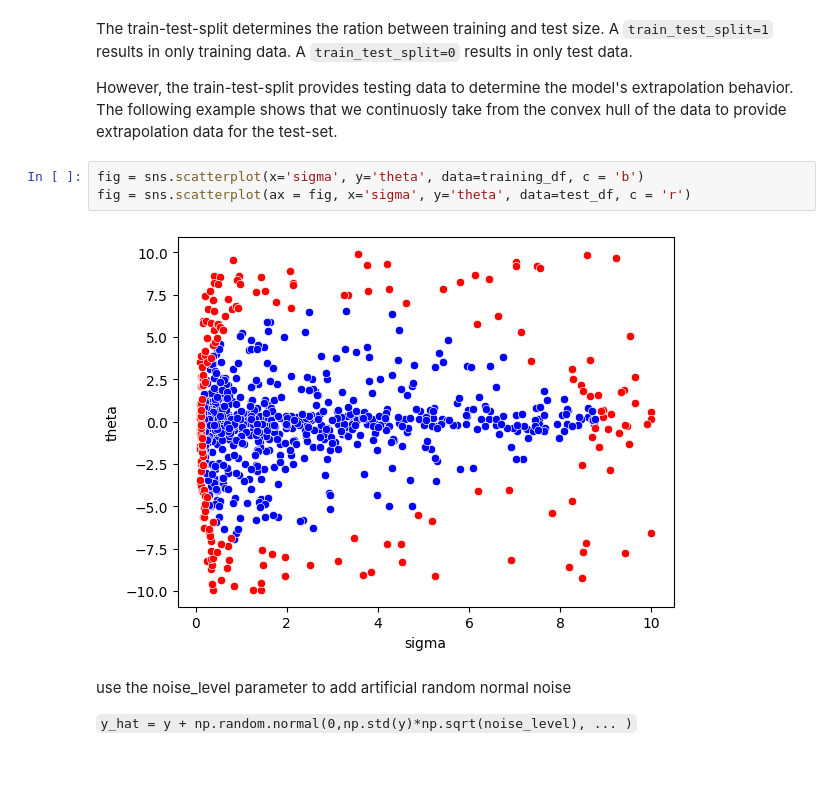
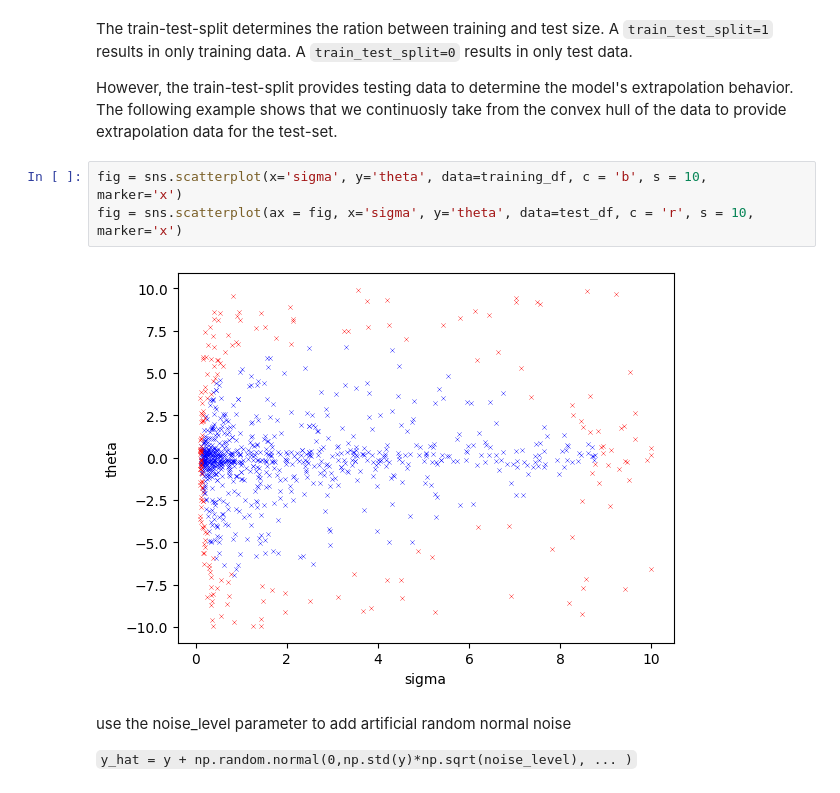
Before and after one commit to florianBachinger/SCR-Benchmarks-NIPS, a Jupyter notebook: examples/generate_training_data.ipynb, the cells around one changed output. Drawn from its saved outputs; the diff is of its cells as text.

```diff
--- a/examples/generate_training_data.ipynb
+++ b/examples/generate_training_data.ipynb
@@ -39,10 +39,10 @@ A `train_test_split=0` results in only test data.
 However, the train-test-split provides testing data to determine the model's extrapolation behavior.
 The following example shows that we continuosly take from the convex hull of the data to provide extrapolation data for the test-set.
 # %%
-fig = sns.scatterplot(x='sigma', y='theta', data=training_df, c = 'b')
-fig = sns.scatterplot(ax = fig, x='sigma', y='theta', data=test_df, c = 'r')
+fig = sns.scatterplot(x='sigma', y='theta', data=training_df, c = 'b', s = 10,  marker='x')
+fig = sns.scatterplot(ax = fig, x='sigma', y='theta', data=test_df, c = 'r', s = 10,  marker='x')
 # %% [output]
-[figure, old version]
+[figure, new version]
 # %% [markdown]
 use the noise_level parameter to add artificial random normal noise
 
```
Also changed, not shown: parts of 1 cell of this notebook.
